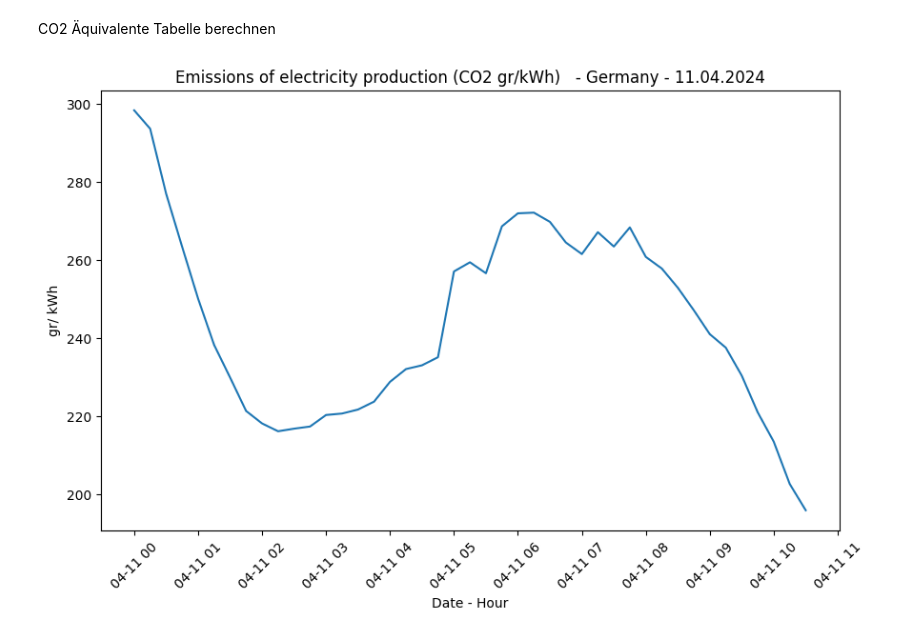
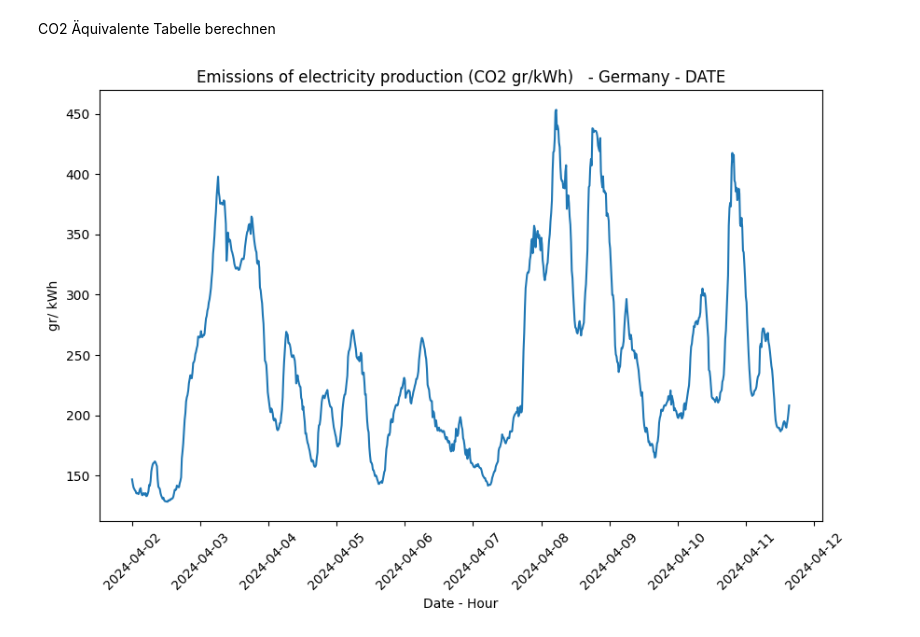
Before and after one commit to JonasSievers/Edge-AI-for-Energy-Management-Hardware-Implementations-of-Federated-Learning-Architectures, a Jupyter notebook: src/Data collection/carbon_footprint_data_collection_german_grid.ipynb, the cells around one changed output. Drawn from its saved outputs; the diff is of its cells as text; code cells hidden in the pictures.

```diff
--- a/src/Data collection/carbon_footprint_data_collection_german_grid.ipynb
+++ b/src/Data collection/carbon_footprint_data_collection_german_grid.ipynb
@@ -2,10 +2,18 @@
 import requests
 from bs4 import BeautifulSoup
 import pandas as pd
-from datetime import datetime
+from datetime import datetime, timedelta
 import matplotlib.pyplot as plt
 import pytz
 import numpy as np
 import matplotlib.dates as mdates
+import os
 pd.set_option('display.max_columns', None)
 pd.set_option('display.max_rows', None)
+
+# Goal get the X last days of data (1 is current day, 2 is today and yesterday)
+data_collection_day = 10
+# Check if data already exists locally
+data_collection_check_local = True
+
+data_folder = "../../data"
@@ -112,14 +190,21 @@ columns = {
 }
 line_styles = ['-', '--', '-.', ':']
 # %%
+df_data = pd.read_csv(data_folder+"/carbon_footprint_data.csv", header=0, sep=";")
+
+df_data['start_datetime'] = pd.to_datetime(df_data['start_datetime'])
+df_data['end_datetime'] = pd.to_datetime(df_data['end_datetime'])
+
+df_data= df_data.sort_values(by='start_datetime', ascending=True)
+
 # Plotting
 plt.figure(figsize=(10, 6))
 
 for i, column in enumerate(sorted(columns)):
-    plt.plot(df['start_datetime'], df[f'{column}'], label=f'{column}', linestyle=line_styles[i%3])
+    plt.plot(df_data['start_datetime'], df_data[f'{column}'], label=f'{column}', linestyle=line_styles[i%3])
 plt.xlabel('Date - Hour')
 plt.ylabel('MW - 15 minutes')
-plt.title(f'Power Generation per Production Type - Germany - {formatted_date_today}')
+plt.title(f'Power Generation per Production Type - Germany - DATE')
 plt.legend(loc='center left', bbox_to_anchor=(1, 0.5))
 
 # Rotate the x-axis labels for better readability (optional)
@@ -169,27 +254,27 @@ CO2 Äquivalente Tabelle berechnen
 
 
 for energy_source, co2_emission in co2_dict.items():
-    df[f"{energy_source}_co2"] = df[energy_source]/4*1000 * co2_emission
+    df_data[f"{energy_source}_co2"] = df_data[energy_source]/4*1000 * co2_emission
 
-df['totalEnergy_MWh'] = df[list(columns)].sum(axis=1)# still in MW pro 15 minutes
-df['totalEnergy_MWh'] = df['totalEnergy_MWh']/4# now in MWh
+df_data['totalEnergy_MWh'] = df_data[list(columns)].sum(axis=1)# still in MW pro 15 minutes
+df_data['totalEnergy_MWh'] = df_data['totalEnergy_MWh']/4# now in MWh
 columns_to_sum_co2 = [column + '_co2' for column in columns]
-df['totalCO2_gr'] = df[columns_to_sum_co2].sum(axis=1)
-df['emission_gr_kWh'] = round(df['totalCO2_gr'] / (df['totalEnergy_MWh']*1000),3) # gr / MWh*1000 -> gr/kWh
+df_data['totalCO2_gr'] = df_data[columns_to_sum_co2].sum(axis=1)
+df_data['emission_gr_kWh'] = round(df_data['totalCO2_gr'] / (df_data['totalEnergy_MWh']*1000),3) # gr / MWh*1000 -> gr/kWh
 # %%
 # Plotting
 plt.figure(figsize=(10, 6))
 
 
-plt.plot(df['start_datetime'], df["emission_gr_kWh"], label="emission_gr_kWh")
+plt.plot(df_data['start_datetime'], df_data["emission_gr_kWh"], label="emission_gr_kWh")
 plt.xlabel('Date - Hour')
 plt.ylabel('gr/ kWh')
-plt.title(f'Emissions of electricity production (CO2 gr/kWh)   - Germany - {formatted_date_today}')
+plt.title(f'Emissions of electricity production (CO2 gr/kWh)   - Germany - DATE')
 
 # Rotate the x-axis labels for better readability (optional)
 plt.xticks(rotation=45)
 
 plt.show()
 # %% [output]
-[figure, old version]
+[figure, new version]
 # %%
```
Also changed, not shown: parts of 6 cells of this notebook, 4 other files.
